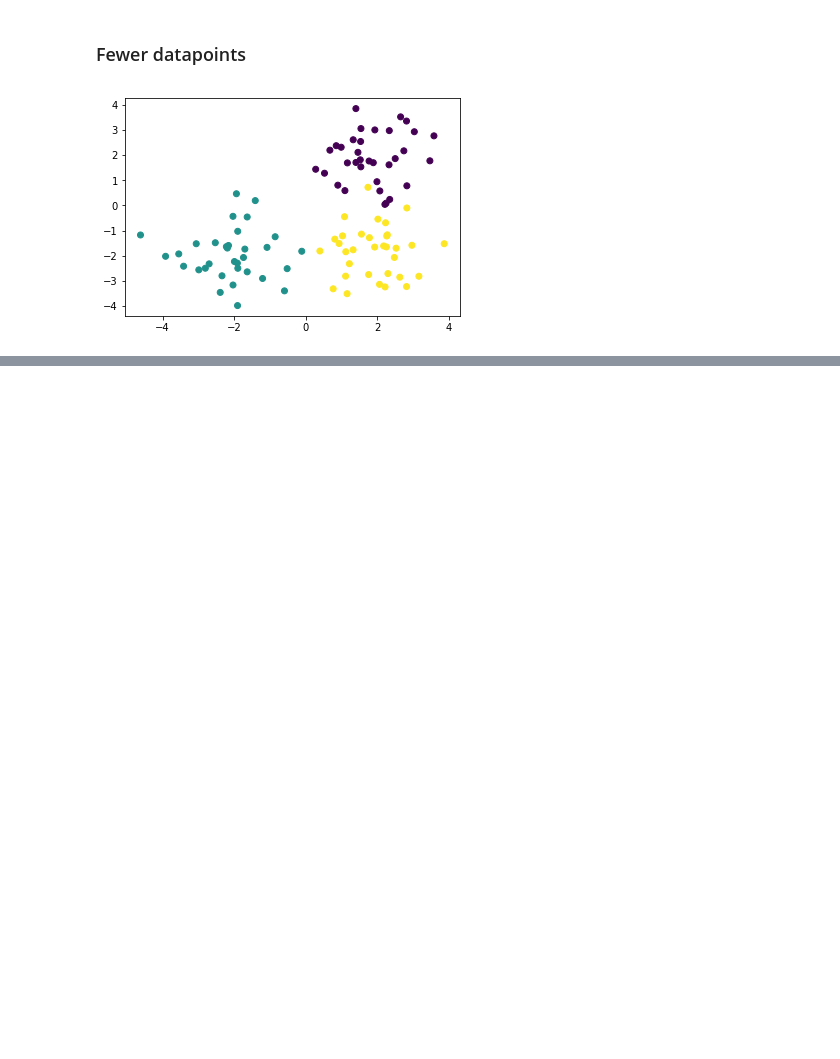
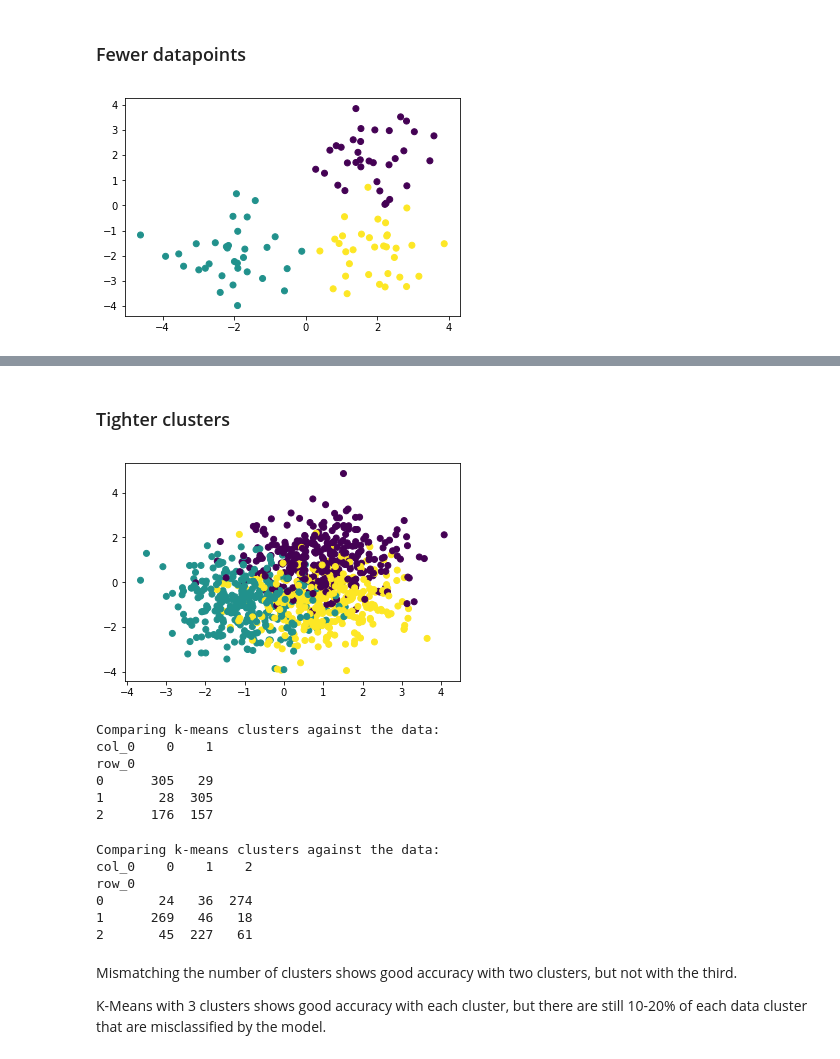
Before and after one commit to mbeckmanssf/Thinkful, a Jupyter notebook: Unit-4/2.3-Other_Cluster_Methods.ipynb, the cells around one changed output, grey strips where cells are left out. Saved outputs shown, nothing was run; the diff lists cells and outputs as text; code cells hidden in the pictures; blank space fills up the shorter version.

```diff
--- a/Unit-4/2.3-Other_Cluster_Methods.ipynb
+++ b/Unit-4/2.3-Other_Cluster_Methods.ipynb
@@ -262,0 +450,60 @@ row_0
+# %% [markdown]
+### Tighter clusters
+# %%
+# The coordinates of the centers of our blobs.
+centers = [[1, 1], [-1, -1], [1, -1]]
+
+X, y = make_blobs(
+    n_samples=1000,
+    centers=centers,
+    cluster_std=1,
+    n_features=2,
+    random_state=42)
+
+plt.scatter(X[:, 0], X[:, 1], c=y)
+plt.show()
+
+#Divide into training and test sets.
+X_train, X_test, y_train, y_test = train_test_split(
+    X,
+    y,
+    test_size=0.9,
+    random_state=42)
+# %% [output]
+[figure, added]
+# %%
+# 2 Cluster K-Means
+
+# Calculate predicted values.
+y_pred = KMeans(n_clusters=2, random_state=42).fit_predict(X)
+
+# Check the solution against the data.
+print('Comparing k-means clusters against the data:')
+print(pd.crosstab(y, y_pred))
+# %% [output]
+Comparing k-means clusters against the data:
+col_0    0    1
+row_0
+0      305   29
+1       28  305
+2      176  157
+# %%
+# 3 Cluster K-Means
+
+# Calculate predicted values.
+y_pred = KMeans(n_clusters=3, random_state=42).fit_predict(X)
+
+# Check the solution against the data.
+print('Comparing k-means clusters against the data:')
+print(pd.crosstab(y, y_pred))
+# %% [output]
+Comparing k-means clusters against the data:
+col_0    0    1    2
+row_0
+0       24   36  274
+1      269   46   18
+2       45  227   61
+# %% [markdown]
+Mismatching the number of clusters shows good accuracy with two clusters, but not with the third.
+
+K-Means with 3 clusters shows good accuracy with each cluster, but there are still 10-20% of each data cluster that are misclassified by the model.
```
Also changed, not shown: parts of 27 cells of this notebook.
